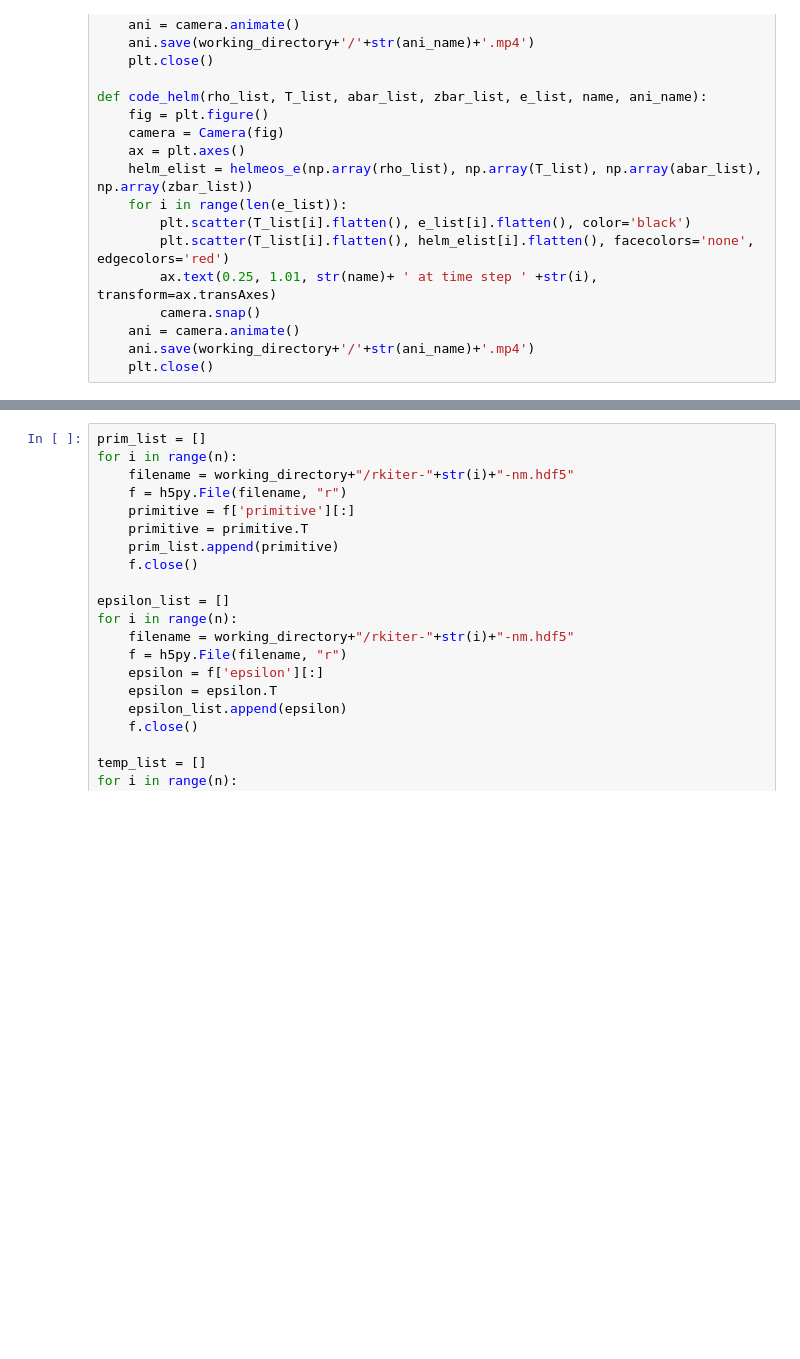
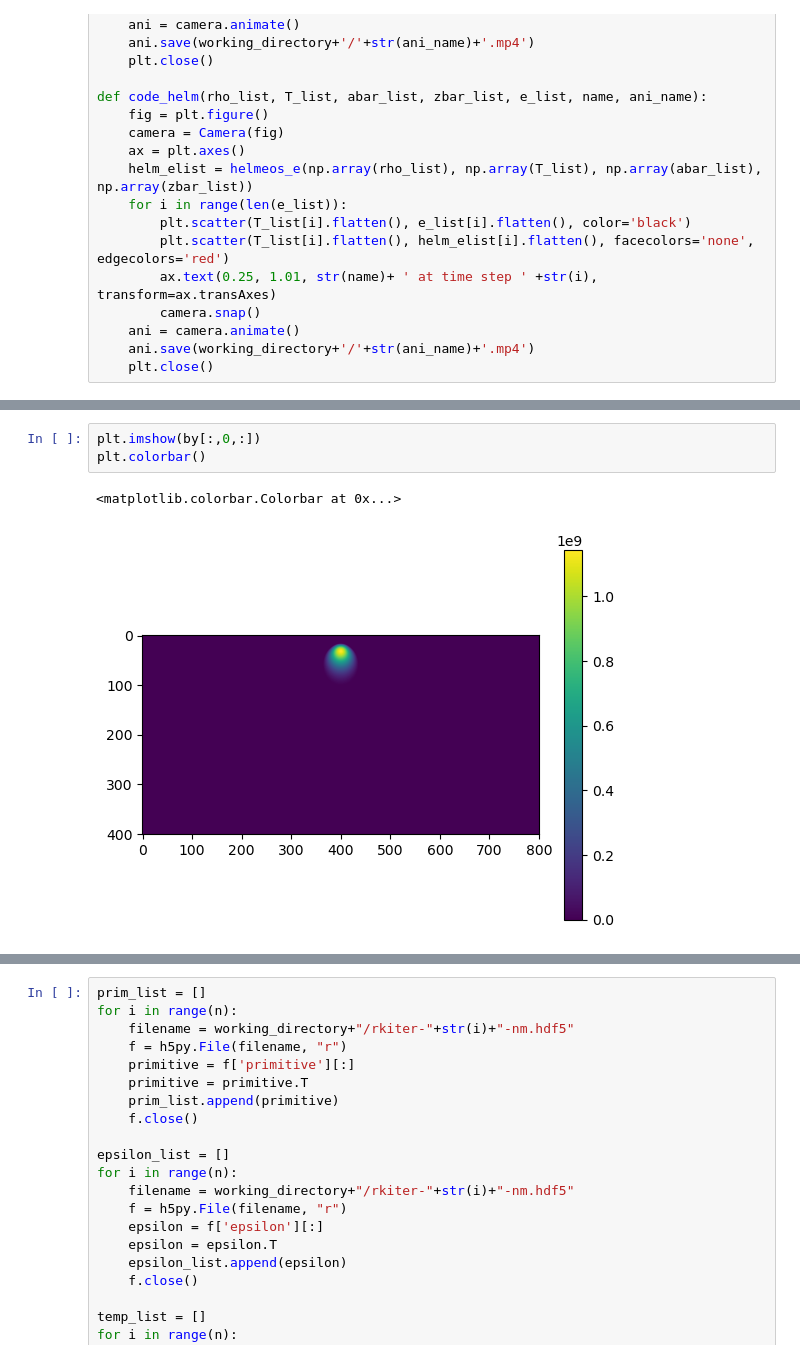
Before and after one commit to Chad-Chong/cumc3d, a Jupyter notebook: model/Type_Ia/outfile/Read_file_cylindrical.ipynb, the cells around one changed output, grey strips where cells are left out. Saved outputs shown, nothing was run; the diff lists cells and outputs as text; blank space fills up the shorter version.

```diff
--- a/model/Type_Ia/outfile/Read_file_cylindrical.ipynb
+++ b/model/Type_Ia/outfile/Read_file_cylindrical.ipynb
@@ -180,0 +203,6 @@ f0.keys()
+# %%
+plt.imshow(by[:,0,:])
+plt.colorbar()
+# %% [output]
+<matplotlib.colorbar.Colorbar at 0x...>
+[figure, added]
```
Also changed, not shown: parts of 11 cells of this notebook, 29 other files.
